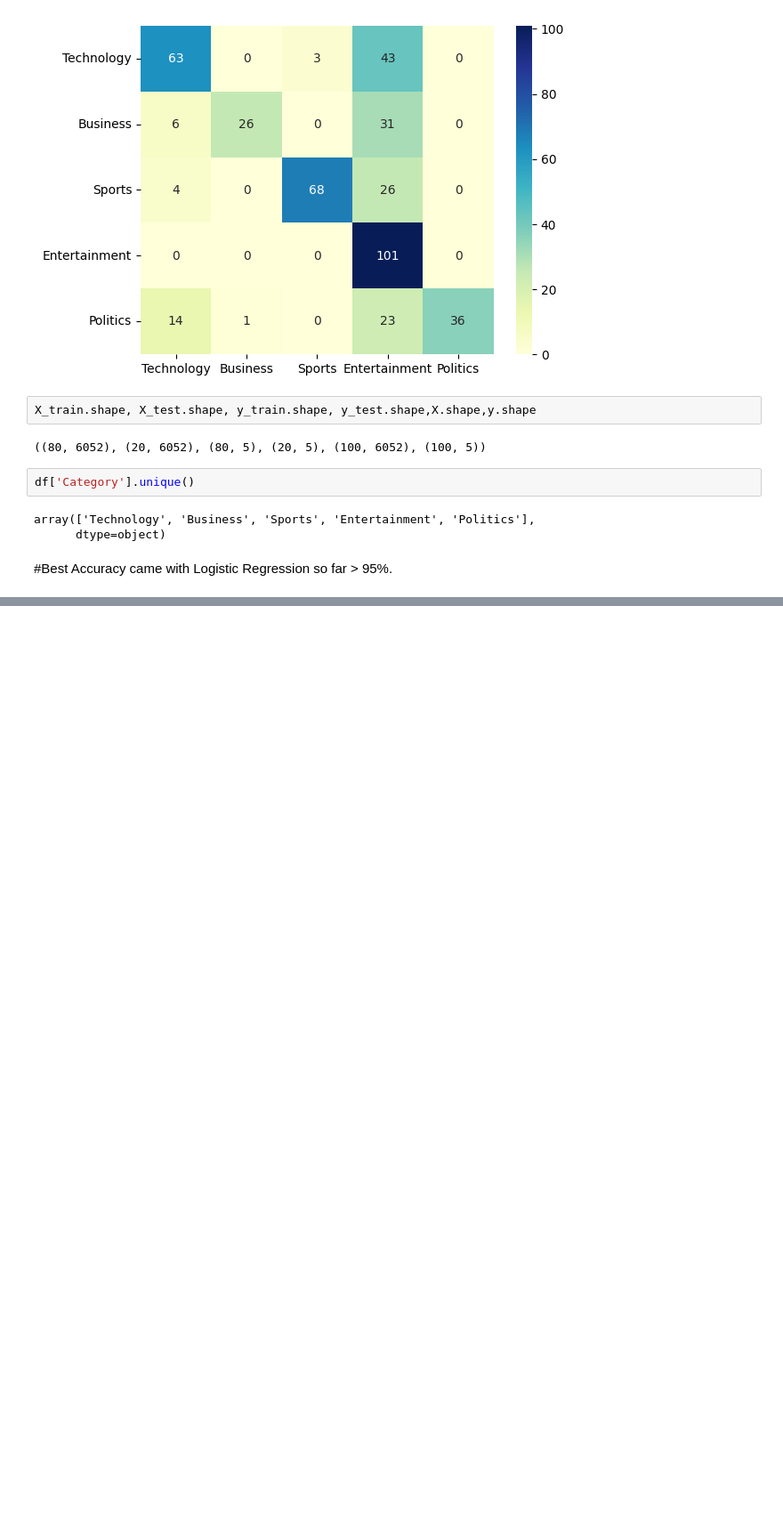
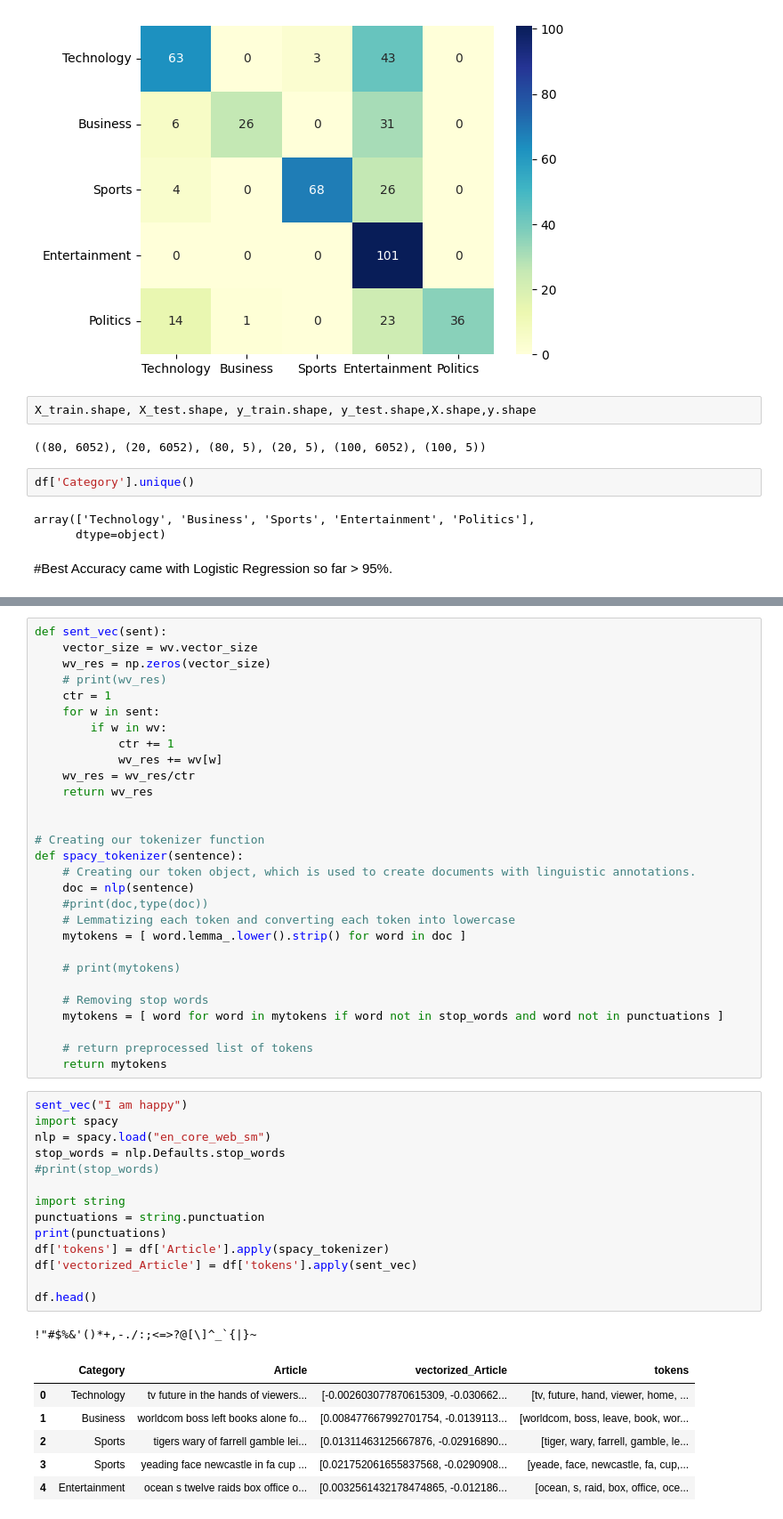
Before and after one commit to Swati7350/Newspapers---Text-Classification, a Jupyter notebook: FlipItNews_Word_Embedding_Word2Vec.ipynb, the cells around one changed output, grey strips where cells are left out. Shown at 89% size. Cells and saved outputs as stored; diff of their text form; blank space fills up the shorter version.

```diff
--- a/FlipItNews_Word_Embedding_Word2Vec.ipynb
+++ b/FlipItNews_Word_Embedding_Word2Vec.ipynb
@@ -525,0 +584,51 @@ array(['Technology', 'Business', 'Sports', 'Entertainment', 'Politics'],
+# %%
+def sent_vec(sent):
+    vector_size = wv.vector_size
+    wv_res = np.zeros(vector_size)
+    # print(wv_res)
+    ctr = 1
+    for w in sent:
+        if w in wv:
+            ctr += 1
+            wv_res += wv[w]
+    wv_res = wv_res/ctr
+    return wv_res
+
+
+# Creating our tokenizer function
+def spacy_tokenizer(sentence):
+    # Creating our token object, which is used to create documents with linguistic annotations.
+    doc = nlp(sentence)
+    #print(doc,type(doc))
+    # Lemmatizing each token and converting each token into lowercase
+    mytokens = [ word.lemma_.lower().strip() for word in doc ]
+
+    # print(mytokens)
+
+    # Removing stop words
+    mytokens = [ word for word in mytokens if word not in stop_words and word not in punctuations ]
+
+    # return preprocessed list of tokens
+    return mytokens
+# %%
+sent_vec("I am happy")
+import spacy
+nlp = spacy.load("en_core_web_sm")
+stop_words = nlp.Defaults.stop_words
+#print(stop_words)
+
+import string
+punctuations = string.punctuation
+print(punctuations)
+df['tokens'] = df['Article'].apply(spacy_tokenizer)
+df['vectorized_Article'] = df['tokens'].apply(sent_vec)
+
+df.head()
+# %% [output]
+!"#$%&'()*+,-./:;<=>?@[\]^_`{|}~
+|  | Category | Article | vectorized_Article | tokens |
+| 0 | Technology | tv future in the hands of viewers... | [-0.002603077870615309, -0.030662... | [tv, future, hand, viewer, home, ... |
+| 1 | Business | worldcom boss left books alone fo... | [0.008477667992701754, -0.0139113... | [worldcom, boss, leave, book, wor... |
+| 2 | Sports | tigers wary of farrell gamble lei... | [0.01311463125667876, -0.02916890... | [tiger, wary, farrell, gamble, le... |
+| 3 | Sports | yeading face newcastle in fa cup ... | [0.021752061655837568, -0.0290908... | [yeade, face, newcastle, fa, cup,... |
+| 4 | Entertainment | ocean s twelve raids box office o... | [0.0032561432178474865, -0.012186... | [ocean, s, raid, box, office, oce... |
```
Also changed, not shown: parts of 15 cells of this notebook.
